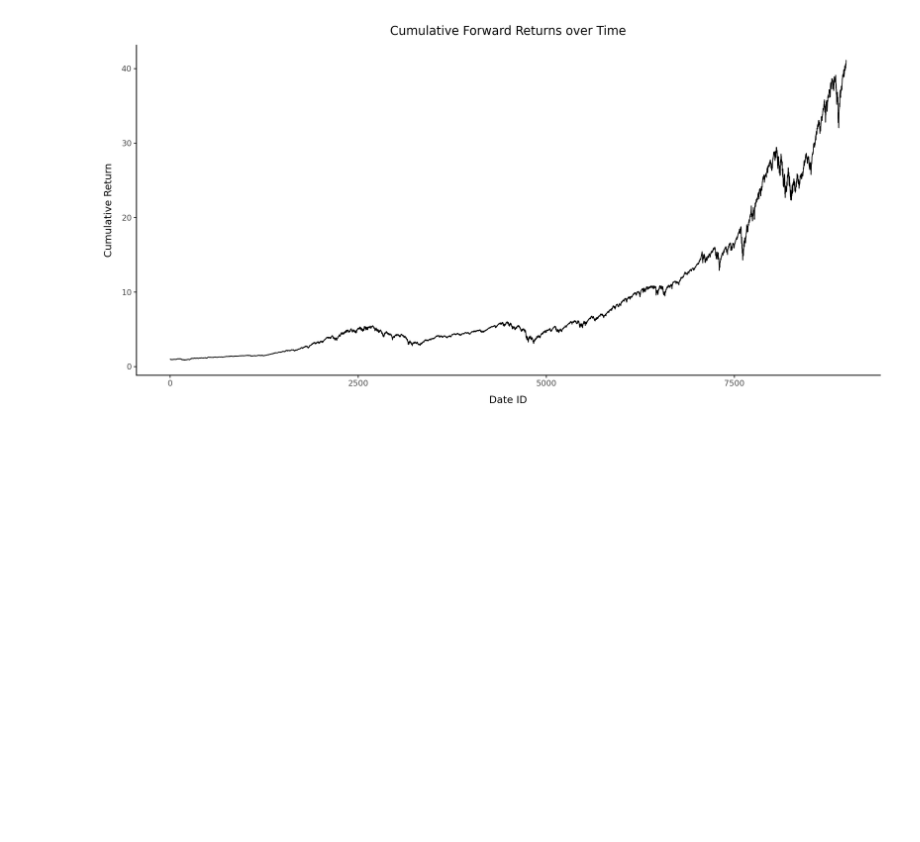
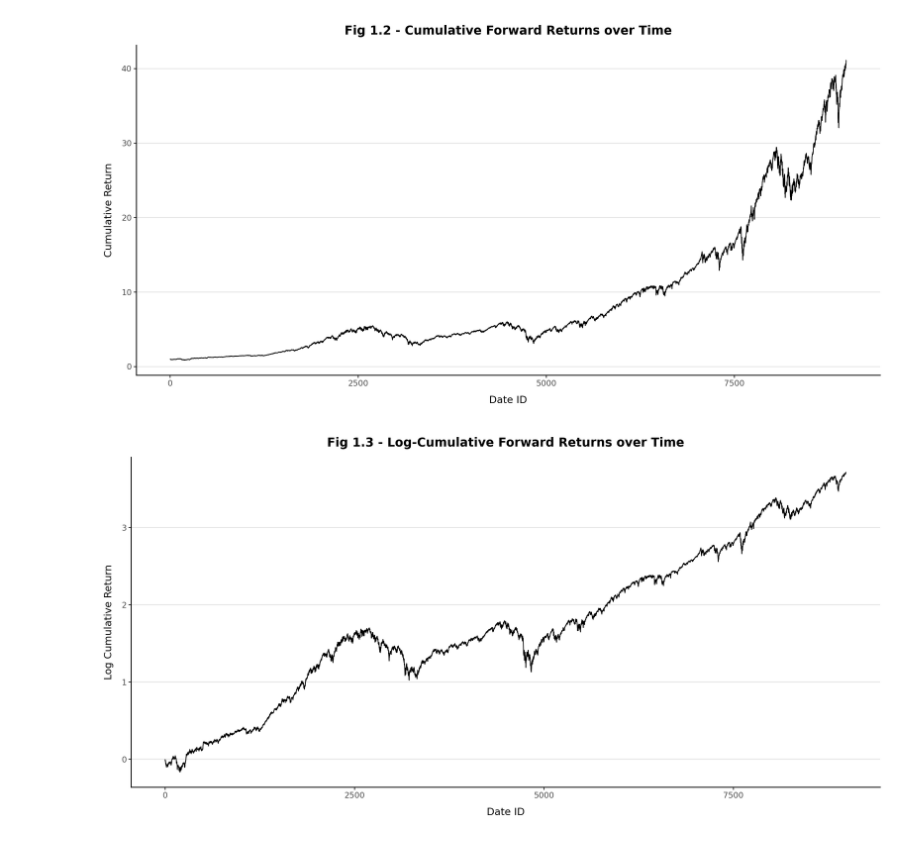
Before and after one commit to PaulCascarino/Kaggle-Hull_Market_Pred, a Jupyter notebook: notebooks/eda.ipynb, the cells around one changed output. Saved outputs shown, nothing was run; the diff lists cells and outputs as text; code cells hidden in the pictures; blank space fills up the shorter version.

```diff
--- a/notebooks/eda.ipynb
+++ b/notebooks/eda.ipynb
@@ -43,13 +50,30 @@ plot = (
     ggplot(df_train, aes(x="date_id", y="cumulative_return"))
     + geom_line()
     + labs(
-        title="Cumulative Forward Returns over Time",
+        title="Fig 1.2 - Cumulative Forward Returns over Time",
         x="Date ID",
         y="Cumulative Return"
     )
-    + theme_classic()
+    + my_theme_classic()
 )
 
 plot
 # %% [output]
-[figure, old version]
+[figure, new version]
+# %%
+df_train["log_cumulative_return"] = np.log(df_train["cumulative_return"])
+
+plot = (
+    ggplot(df_train, aes(x="date_id", y="log_cumulative_return"))
+    + geom_line()
+    + labs(
+        title="Fig 1.3 - Log Cumulative Forward Returns over Time",
+        x="Date ID",
+        y="Log Cumulative Return"
+    )
+    + my_theme_classic()
+)
+
+plot
+# %% [output]
+[figure, added]
```
Also changed, not shown: parts of 4 cells of this notebook.
